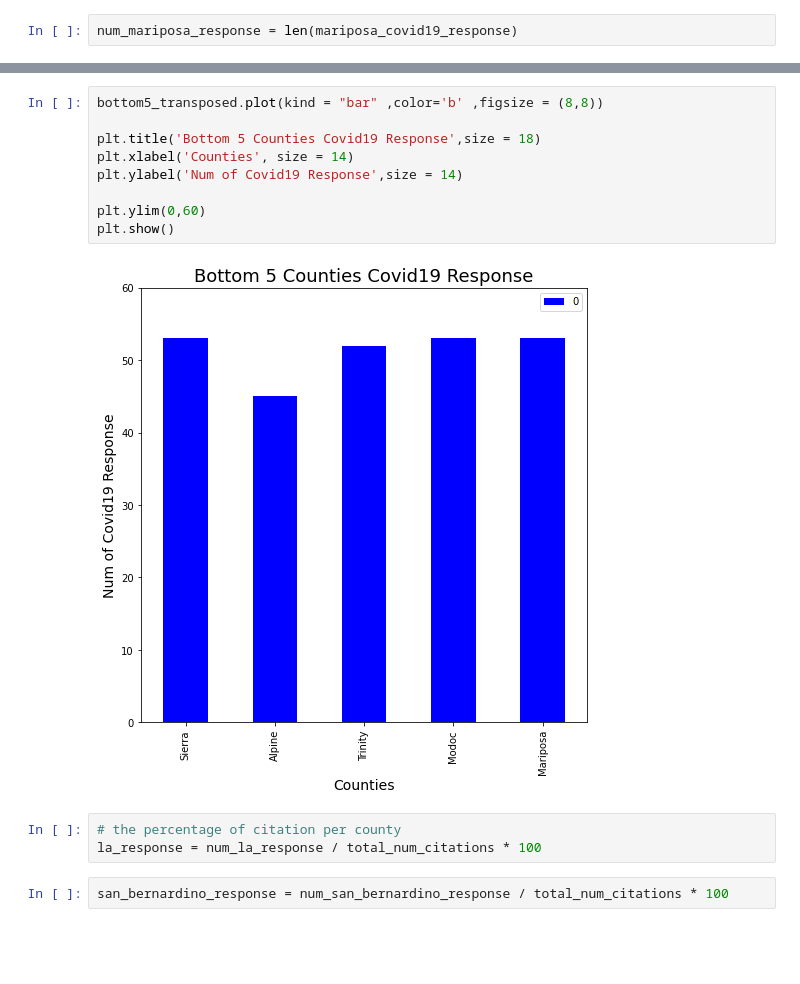
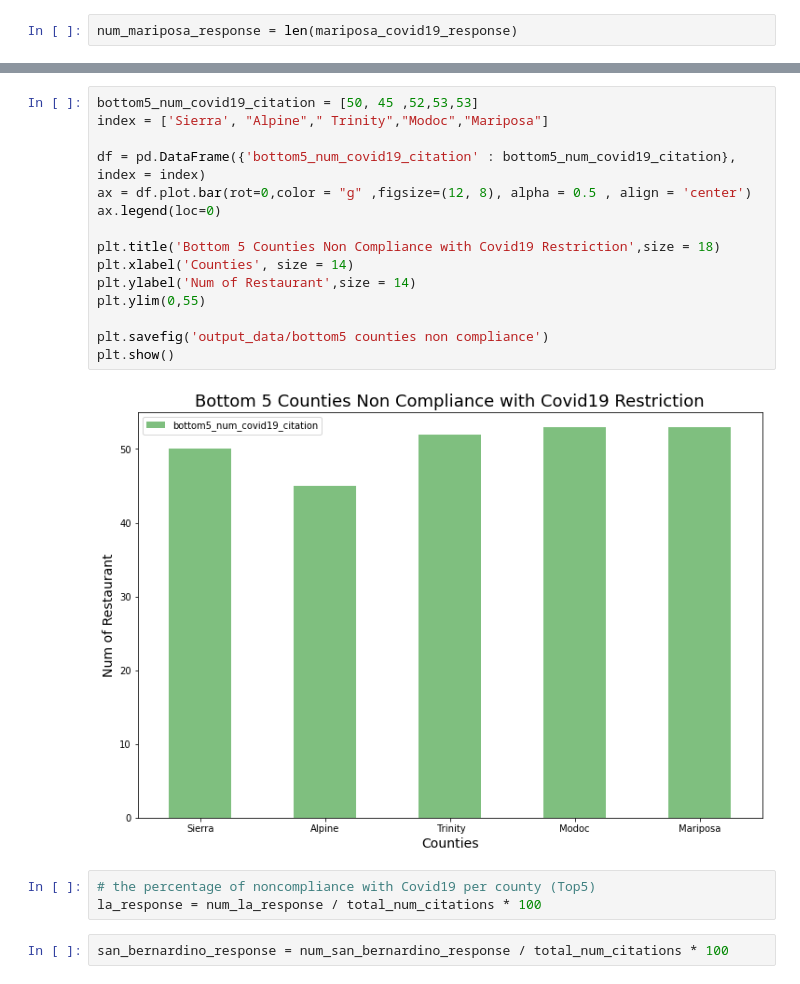
Before and after one commit to JAlvarado23A/covid_and_rest_survival, a Jupyter notebook: FC_data_restaurant.ipynb, the cells around one changed output, grey strips where cells are left out. Drawn from its saved outputs; the diff is of its cells as text; blank space fills up the shorter version.

```diff
--- a/FC_data_restaurant.ipynb
+++ b/FC_data_restaurant.ipynb
@@ -229,16 +257,22 @@ Mariposa  53
 # %%
-bottom5_transposed.plot(kind = "bar" ,color='b' ,figsize = (8,8))
+bottom5_num_covid19_citation = [50, 45 ,52,53,53]
+index = ['Sierra', "Alpine"," Trinity","Modoc","Mariposa"]
 
-plt.title('Bottom 5 Counties Covid19 Response',size = 18)
+df = pd.DataFrame({'bottom5_num_covid19_citation' : bottom5_num_covid19_citation}, index = index)
+ax = df.plot.bar(rot=0,color = "g" ,figsize=(12, 8), alpha = 0.5 , align = 'center')
+ax.legend(loc=0)
+
+plt.title('Bottom 5 Counties Non Compliance with Covid19 Restriction',size = 18)
 plt.xlabel('Counties', size = 14)
-plt.ylabel('Num of Covid19 Response',size = 14)
+plt.ylabel('Num of Restaurant',size = 14)
+plt.ylim(0,55)
 
-plt.ylim(0,60)
+plt.savefig('output_data/bottom5 counties non compliance')
 plt.show()
 # %% [output]
-[figure, old version]
+[figure, new version]
 # %%
-# the percentage of citation per county
+# the percentage of noncompliance with Covid19 per county (Top5)
 la_response = num_la_response / total_num_citations * 100
 # %%
 san_bernardino_response = num_san_bernardino_response / total_num_citations * 100
```
Also changed, not shown: parts of 27 cells of this notebook, 7 other files.
